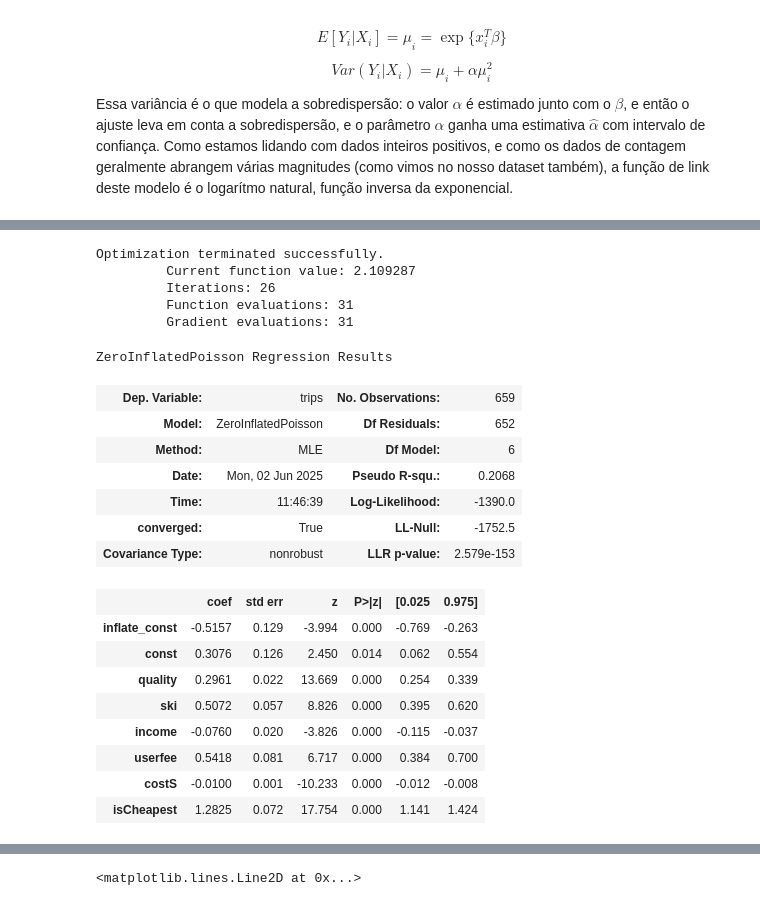
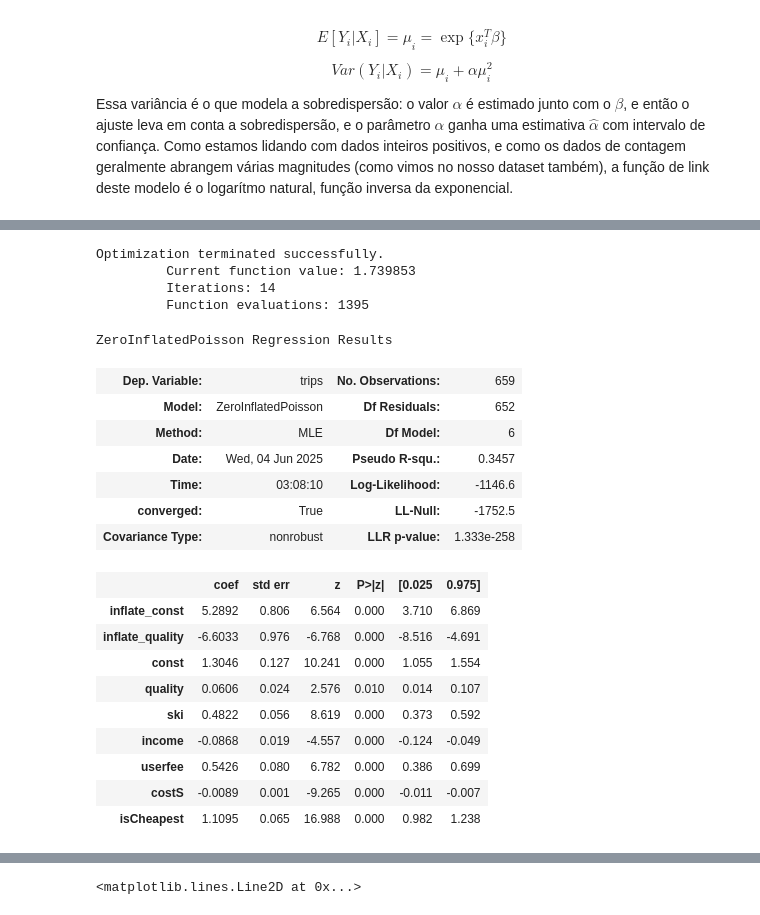
Before and after one commit to pedrotokar/statsmodeling-A2, a Jupyter notebook: A2.ipynb, the cells around one changed output, grey strips where cells are left out. Saved outputs shown, nothing was run; the diff lists cells and outputs as text; code cells hidden in the pictures.

```diff
--- a/A2.ipynb
+++ b/A2.ipynb
@@ -665,30 +729,31 @@ Esses são sintomas de que o modelo está predizendo valores abaixo dos que deve
 # %%
-modelo_zi = sm.ZeroInflatedPoisson(dependente, independentes_3)
-resultados_zi = modelo_zi.fit()
+independentes_infl = independentes_3[["const", "quality"]]
+modelo_zi = sm.ZeroInflatedPoisson(dependente, independentes_3, independentes_infl)
+resultados_zi = modelo_zi.fit(method = "powell") #Outros métodos não convergiram
 resultados_zi.summary()
 # %% [output]
 Optimization terminated successfully.
-         Current function value: 2.109287
-         Iterations: 26
-         Function evaluations: 31
-         Gradient evaluations: 31
+         Current function value: 1.739853
+         Iterations: 14
+         Function evaluations: 1395
 ZeroInflatedPoisson Regression Results
 | Dep. Variable: | trips | No. Observations: | 659 |
 | Model: | ZeroInflatedPoisson | Df Residuals: | 652 |
 | Method: | MLE | Df Model: | 6 |
-| Date: | Mon, 02 Jun 2025 | Pseudo R-squ.: | 0.2068 |
-| Time: | 11:46:39 | Log-Likelihood: | -1390.0 |
+| Date: | Wed, 04 Jun 2025 | Pseudo R-squ.: | 0.3457 |
+| Time: | 03:08:10 | Log-Likelihood: | -1146.6 |
 | converged: | True | LL-Null: | -1752.5 |
-| Covariance Type: | nonrobust | LLR p-value: | 2.579e-153 |
+| Covariance Type: | nonrobust | LLR p-value: | 1.333e-258 |
 |  | coef | std err | z | P>|z| | [0.025 | 0.975] |
-| inflate_const | -0.5157 | 0.129 | -3.994 | 0.000 | -0.769 | -0.263 |
-| const | 0.3076 | 0.126 | 2.450 | 0.014 | 0.062 | 0.554 |
-| quality | 0.2961 | 0.022 | 13.669 | 0.000 | 0.254 | 0.339 |
-| ski | 0.5072 | 0.057 | 8.826 | 0.000 | 0.395 | 0.620 |
-| income | -0.0760 | 0.020 | -3.826 | 0.000 | -0.115 | -0.037 |
-| userfee | 0.5418 | 0.081 | 6.717 | 0.000 | 0.384 | 0.700 |
-| costS | -0.0100 | 0.001 | -10.233 | 0.000 | -0.012 | -0.008 |
-| isCheapest | 1.2825 | 0.072 | 17.754 | 0.000 | 1.141 | 1.424 |
+| inflate_const | 5.2892 | 0.806 | 6.564 | 0.000 | 3.710 | 6.869 |
+| inflate_quality | -6.6033 | 0.976 | -6.768 | 0.000 | -8.516 | -4.691 |
+| const | 1.3046 | 0.127 | 10.241 | 0.000 | 1.055 | 1.554 |
+| quality | 0.0606 | 0.024 | 2.576 | 0.010 | 0.014 | 0.107 |
+| ski | 0.4822 | 0.056 | 8.619 | 0.000 | 0.373 | 0.592 |
+| income | -0.0868 | 0.019 | -4.557 | 0.000 | -0.124 | -0.049 |
+| userfee | 0.5426 | 0.080 | 6.782 | 0.000 | 0.386 | 0.699 |
+| costS | -0.0089 | 0.001 | -9.265 | 0.000 | -0.011 | -0.007 |
+| isCheapest | 1.1095 | 0.065 | 16.988 | 0.000 | 0.982 | 1.238 |
 # %%
 resultados_zi.summary2()
 # %% [output]
```
Also changed, not shown: parts of 36 cells of this notebook, 42 other files.
